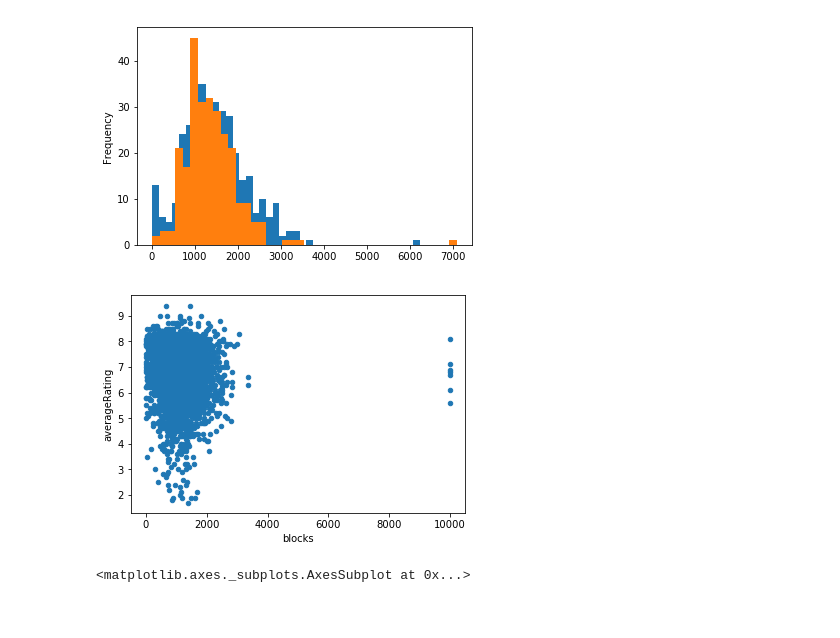
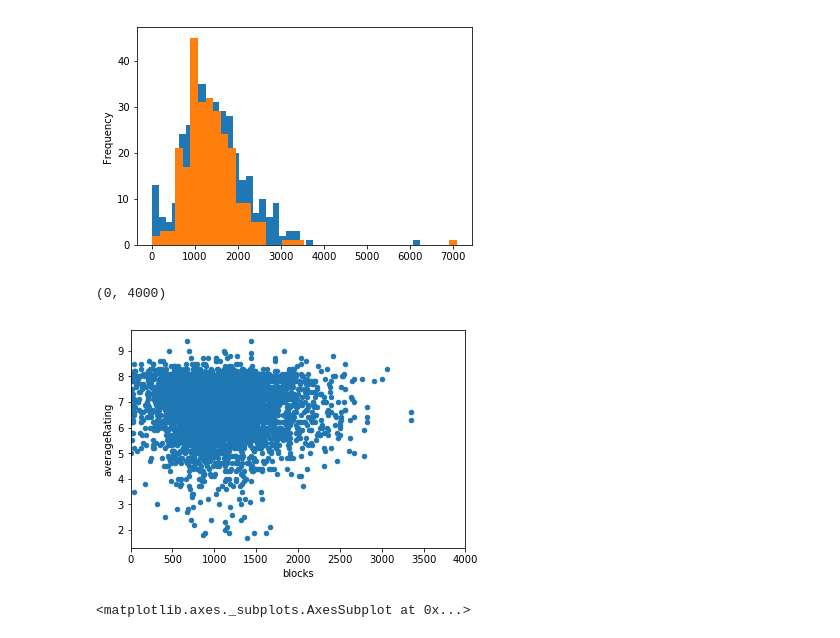
Before and after one commit to Xabitsuki/adamax, a Jupyter notebook: Notebook2.ipynb, the cells around one changed output. Drawn from its saved outputs; the diff is of its cells as text; code cells hidden in the pictures.

```diff
--- a/Notebook2.ipynb
+++ b/Notebook2.ipynb
@@ -533,8 +553,10 @@ df_words_ratings_pd[df_words_ratings_pd.averageRating <= 5]["num_sentences"].plo
 [figure]
 # %%
 ax = df_words_ratings_pd.plot.scatter("blocks", "averageRating")
+plt.xlim(0,4000)
 # %% [output]
+(0, 4000)
-[figure, old version]
+[figure, new version]
 # %%
 df_words_ratings_pd[df_words_ratings_pd.averageRating >= 8]["blocks"].plot.hist(bins=40)
 df_words_ratings_pd[df_words_ratings_pd.averageRating <= 5]["blocks"].plot.hist(bins=40)
```
Also changed, not shown: parts of 12 cells of this notebook, 1 other file.
